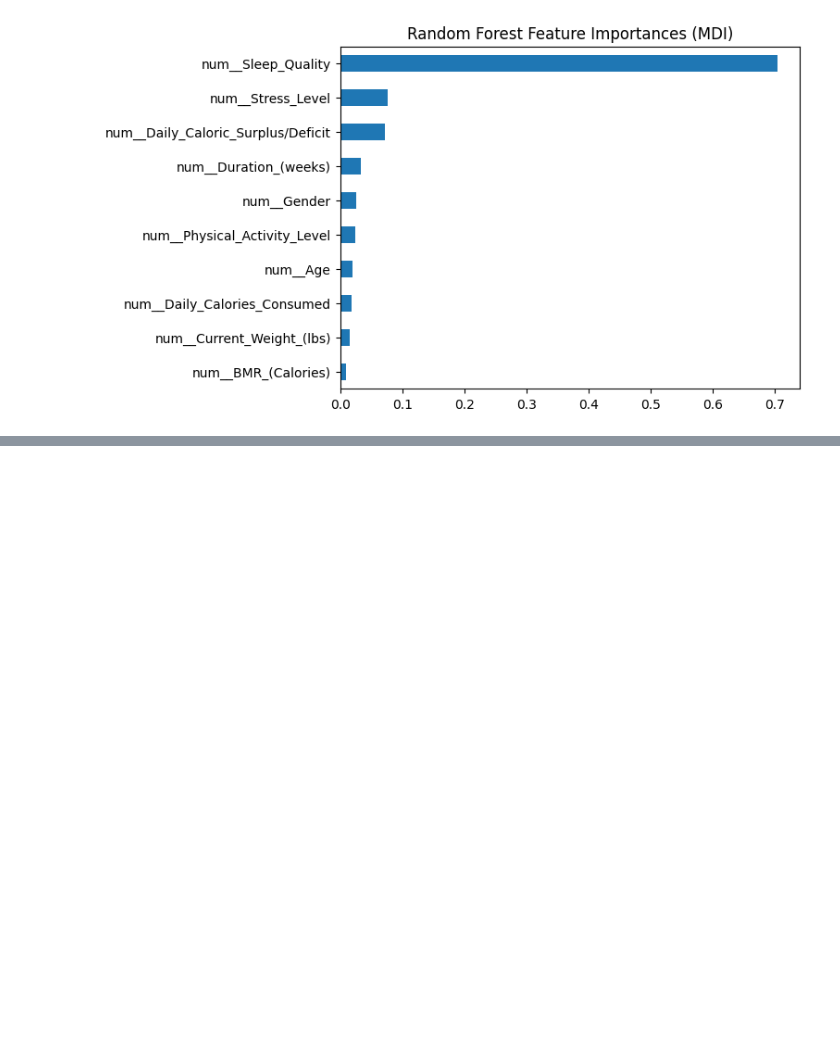
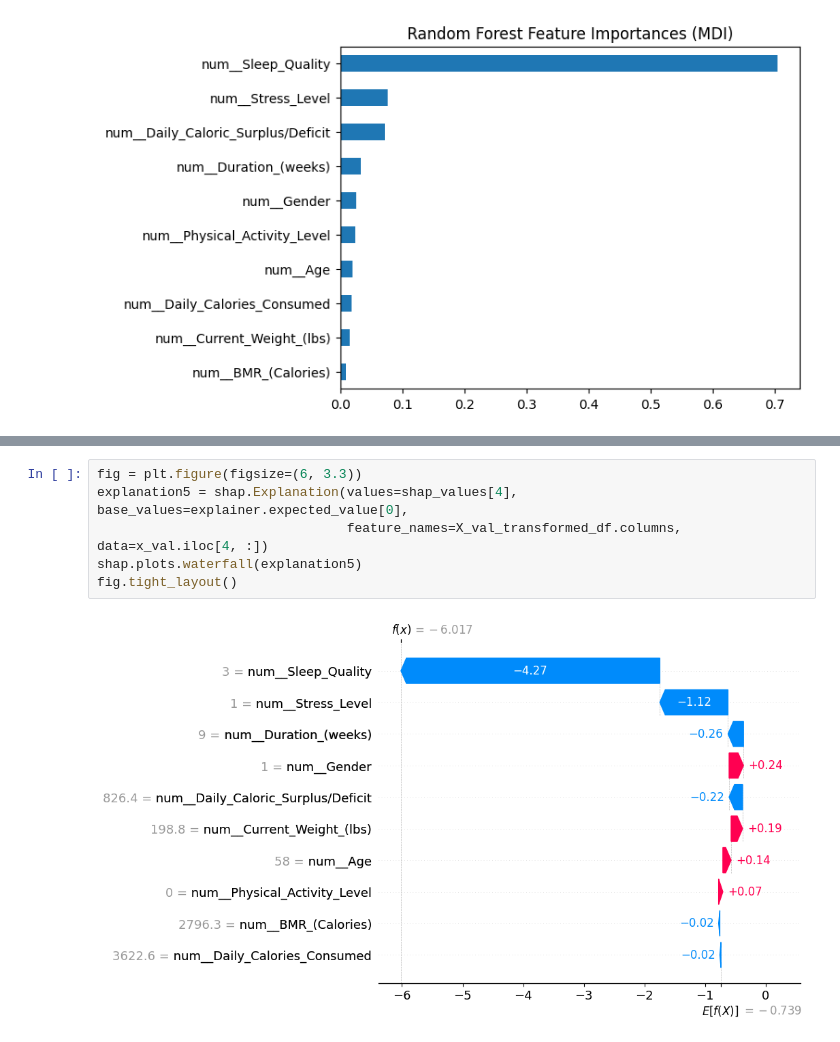
Before and after one commit to makenamecham/Final-Project-MATH-4750, a Jupyter notebook: dataExploration.ipynb, the cells around one changed output, grey strips where cells are left out. Drawn from its saved outputs; the diff is of its cells as text; blank space fills up the shorter version.

```diff
--- a/dataExploration.ipynb
+++ b/dataExploration.ipynb
@@ -307,0 +348,8 @@ ax.set_xlabel("Decrease in R2 score")
+# %%
+fig = plt.figure(figsize=(6, 3.3))
+explanation5 = shap.Explanation(values=shap_values[4], base_values=explainer.expected_value[0],
+                                feature_names=X_val_transformed_df.columns, data=x_val.iloc[4, :])
+shap.plots.waterfall(explanation5)
+fig.tight_layout()
+# %% [output]
+[figure, added]
```
Also changed, not shown: parts of 6 cells of this notebook.
